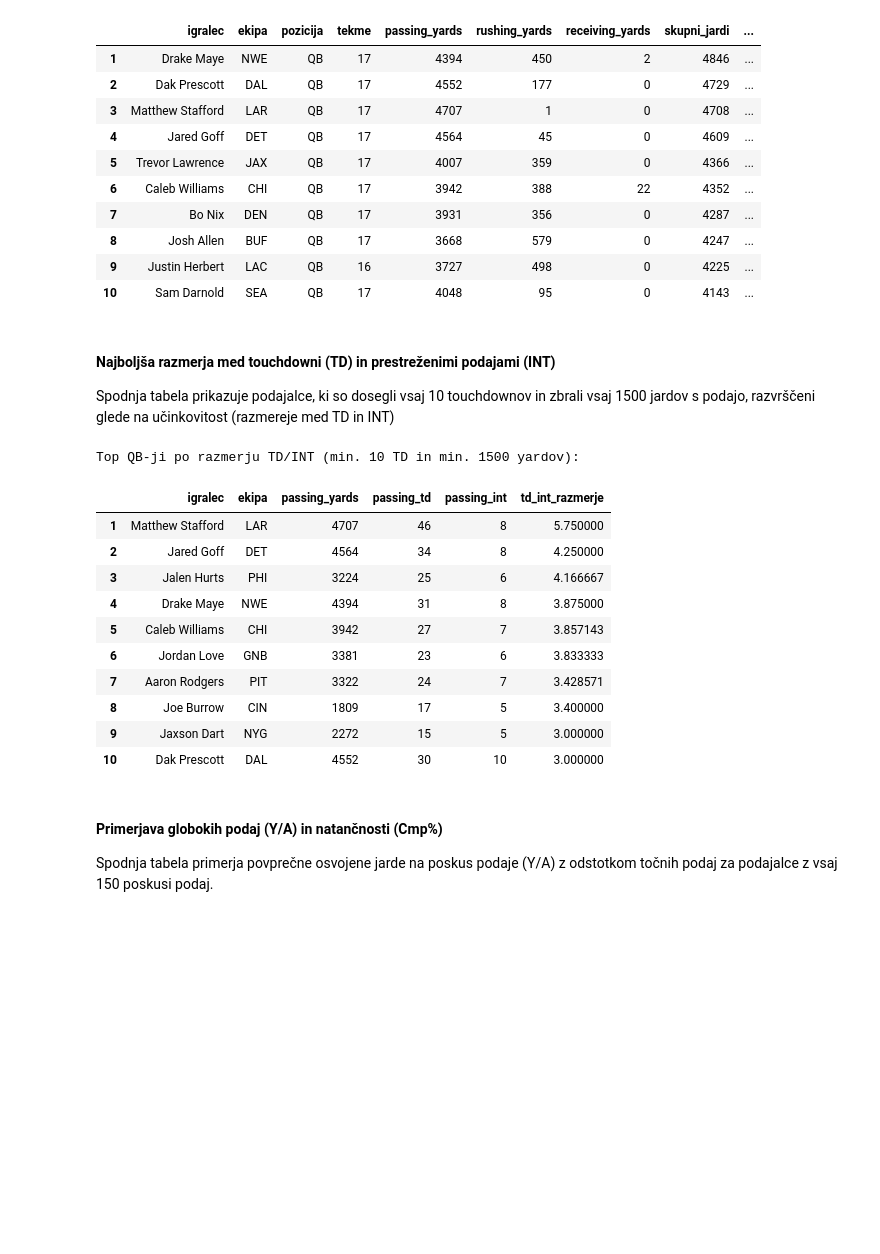
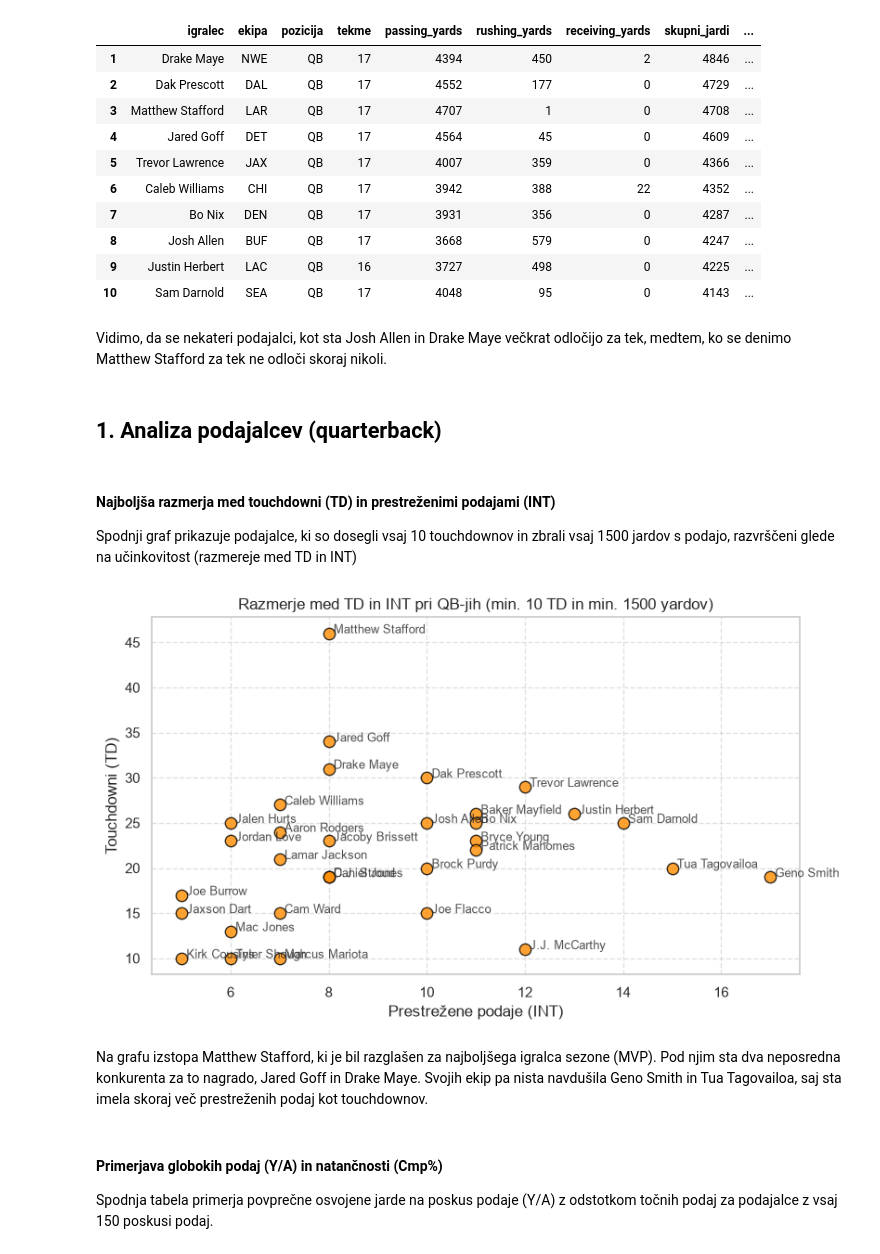
Before and after one commit to tiborprosen/UVP_projektna, a Jupyter notebook: analiza.ipynb, the cells around one changed output. Cells and saved outputs as stored; diff of their text form; code cells hidden in the pictures; blank space fills up the shorter version.

Commit message:
Posodobljena analiza.ipynb

```diff
--- a/analiza.ipynb
+++ b/analiza.ipynb
@@ -74,42 +74,35 @@ top_10_vsi[["igralec", "ekipa", "pozicija", "tekme", "passing_yards", "rushing_y
 | 8 | Josh Allen | BUF | QB | 17 | 3668 | 579 | 0 | 4247 | ... |
 | 9 | Justin Herbert | LAC | QB | 16 | 3727 | 498 | 0 | 4225 | ... |
 | 10 | Sam Darnold | SEA | QB | 17 | 4048 | 95 | 0 | 4143 | ... |
+# %% [markdown]
+Vidimo, da se nekateri podajalci, kot sta Josh Allen in Drake Maye večkrat odločijo za tek, medtem, ko se denimo Matthew Stafford za tek ne odloči skoraj nikoli.
+# %% [markdown]
+## 1. Analiza podajalcev (quarterback)
 # %% [markdown]
 #### Najboljša razmerja med touchdowni (TD) in prestreženimi podajami (INT)
 
-Spodnja tabela prikazuje podajalce, ki so dosegli vsaj 10 touchdownov in zbrali vsaj 1500 jardov s podajo, razvrščeni glede na učinkovitost (razmereje med TD in INT)
+Spodnji graf prikazuje podajalce, ki so dosegli vsaj 10 touchdownov in zbrali vsaj 1500 jardov s podajo, razvrščeni glede na učinkovitost (razmereje med TD in INT)
 # %%
-import pandas as pd
+# Pripravimo podatke z dodatnim pogojem za vsaj 1500 passing yardov
+qb_graf_df = df[(df["pozicija"] == "QB") & (df["passing_td"] >= 10) & (df["passing_yards"] >= 1500)].copy()
 
-df = pd.read_csv("podatki/nfl_2025_statistika.csv")
-qb_df = df[df["pozicija"] == "QB"].copy()
+plt.figure(figsize=(9, 5))
+plt.scatter(qb_graf_df["passing_int"], qb_graf_df["passing_td"], color="darkorange", s=80, edgecolors="black", alpha=0.8)
 
-# Izračunamo razmerje TD/INT
-qb_df["td_int_razmerje"] = qb_df["passing_td"] / qb_df["passing_int"].replace(0, 1)
+plt.title("Razmerje med TD in INT pri QB-jih (min. 10 TD in min. 1500 yardov)")
+plt.xlabel("Prestrežene podaje (INT)")
+plt.ylabel("Touchdowni (TD)")
+plt.grid(True, linestyle="--", alpha=0.6)
 
-# Uporabimo pogoja: vsaj 10 TD-jev in vsaj 1500 passing yardov
-filtrirani_qb = qb_df[(qb_df["passing_td"] >= 10) & (qb_df["passing_yards"] >= 1500)]
-rezultat = filtrirani_qb.sort_values(by="td_int_razmerje", ascending=False).head(10).copy()
+# Dodamo imena igralcev zraven njihovih točk
+for i, row in qb_graf_df.iterrows():
+    plt.annotate(row["igralec"], (row["passing_int"] + 0.1, row["passing_td"]), fontsize=9, alpha=0.8)
 
-# Ponastavimo indeks, da se začne pri 1
-rezultat = rezultat.reset_index(drop=True)
-rezultat.index = rezultat.index + 1
-
-print("Top QB-ji po razmerju TD/INT (min. 10 TD in min. 1500 yardov):")
-rezultat[["igralec", "ekipa", "passing_yards", "passing_td", "passing_int", "td_int_razmerje"]]
+plt.show()
 # %% [output]
-Top QB-ji po razmerju TD/INT (min. 10 TD in min. 1500 yardov):
-|  | igralec | ekipa | passing_yards | passing_td | passing_int | td_int_razmerje |
-| 1 | Matthew Stafford | LAR | 4707 | 46 | 8 | 5.750000 |
-| 2 | Jared Goff | DET | 4564 | 34 | 8 | 4.250000 |
-| 3 | Jalen Hurts | PHI | 3224 | 25 | 6 | 4.166667 |
-| 4 | Drake Maye | NWE | 4394 | 31 | 8 | 3.875000 |
-| 5 | Caleb Williams | CHI | 3942 | 27 | 7 | 3.857143 |
-| 6 | Jordan Love | GNB | 3381 | 23 | 6 | 3.833333 |
-| 7 | Aaron Rodgers | PIT | 3322 | 24 | 7 | 3.428571 |
-| 8 | Joe Burrow | CIN | 1809 | 17 | 5 | 3.400000 |
-| 9 | Jaxson Dart | NYG | 2272 | 15 | 5 | 3.000000 |
-| 10 | Dak Prescott | DAL | 4552 | 30 | 10 | 3.000000 |
+[figure, added]
+# %% [markdown]
+Na grafu izstopa Matthew Stafford, ki je bil razglašen za najboljšega igralca sezone (MVP). Pod njim sta dva neposredna konkurenta za to nagrado, Jared Goff in Drake Maye. Svojih ekip pa nista navdušila Geno Smith in Tua Tagovailoa, saj sta imela skoraj več prestreženih podaj kot touchdownov.
 # %% [markdown]
 #### Primerjava globokih podaj (Y/A) in natančnosti (Cmp%)
 Spodnja tabela primerja povprečne osvojene jarde na poskus podaje (Y/A) z odstotkom točnih podaj za podajalce z vsaj 150 poskusi podaj.
```
Also changed, not shown: parts of 11 cells of this notebook.
